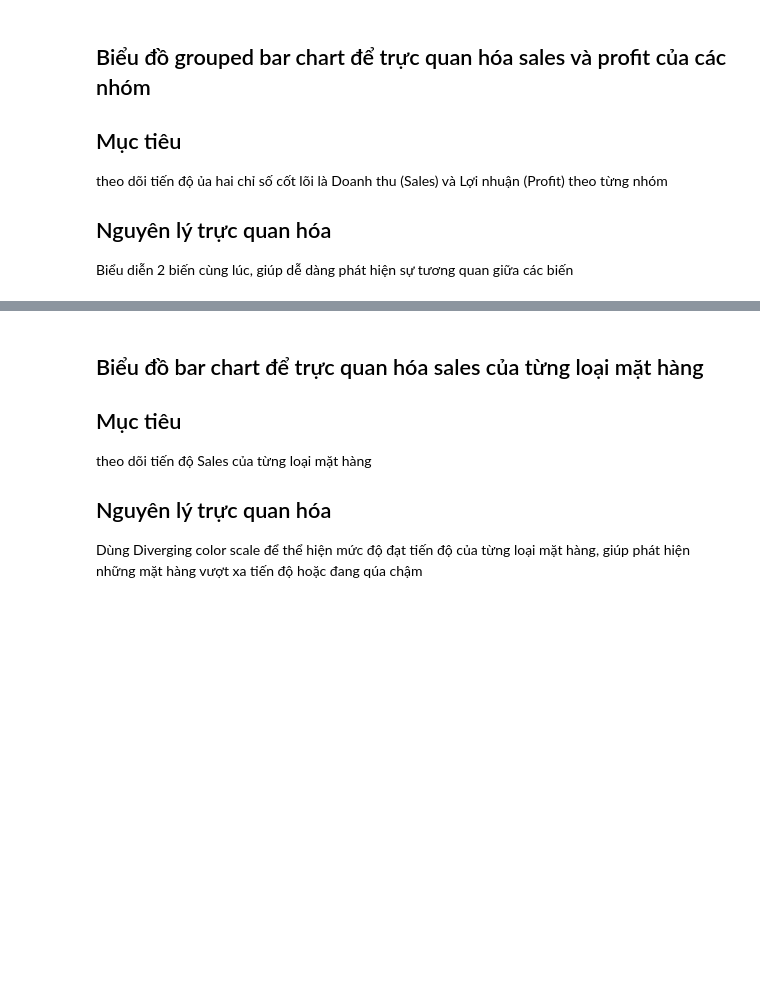
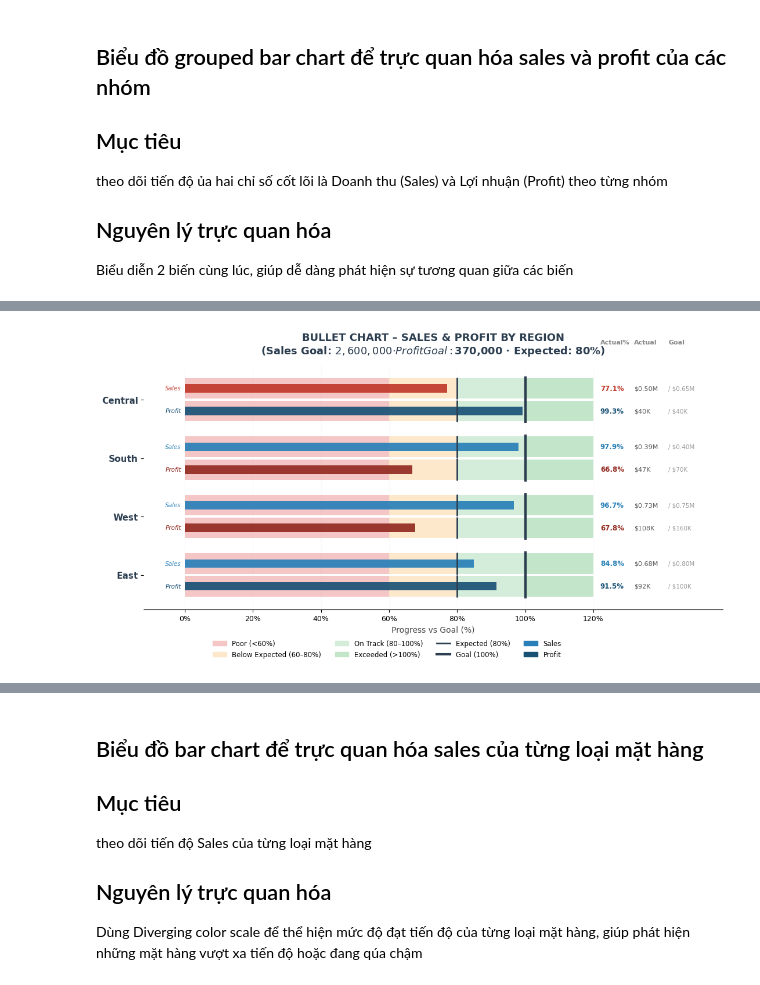
Before and after one commit to Thuily05/archive, a Jupyter notebook: chapter7_executive_dashboard_complete (1).ipynb, the cells around one changed output, grey strips where cells are left out. Cells and saved outputs as stored; diff of their text form; code cells hidden in the pictures; blank space fills up the shorter version.

```diff
--- a/chapter7_executive_dashboard_complete (1).ipynb
+++ b/chapter7_executive_dashboard_complete (1).ipynb
@@ -408 +446,21 @@ plot_pace_chart(df, 'Region', region_goals, 'KPI PROGRESS BY REGION')
+# %%
+regions       = ['East', 'West', 'South', 'Central']
+region_sales  = df.groupby('Region')['Sales'].sum()
+region_profit = df.groupby('Region')['Profit'].sum()
+
+plot_bullet_chart_dual(
+    labels    = regions,
+    actuals_1 = [region_sales[r]  for r in regions],
+    goals_1   = [800_000, 750_000, 400_000, 650_000],
+    label_1   = 'Sales',
+    unit_1    = 'M',
+    actuals_2 = [region_profit[r] for r in regions],
+    goals_2   = [100_000, 160_000, 70_000, 40_000],
+    label_2   = 'Profit',
+    unit_2    = 'K',
+    title     = 'BULLET CHART – SALES & PROFIT BY REGION\n'
+                '(Sales Goal: $2,600,000 · Profit Goal: $370,000 · Expected: 80%)',
+)
+# %% [output]
+[figure, added]
 # %%
```
Also changed, not shown: parts of 5 cells of this notebook.
